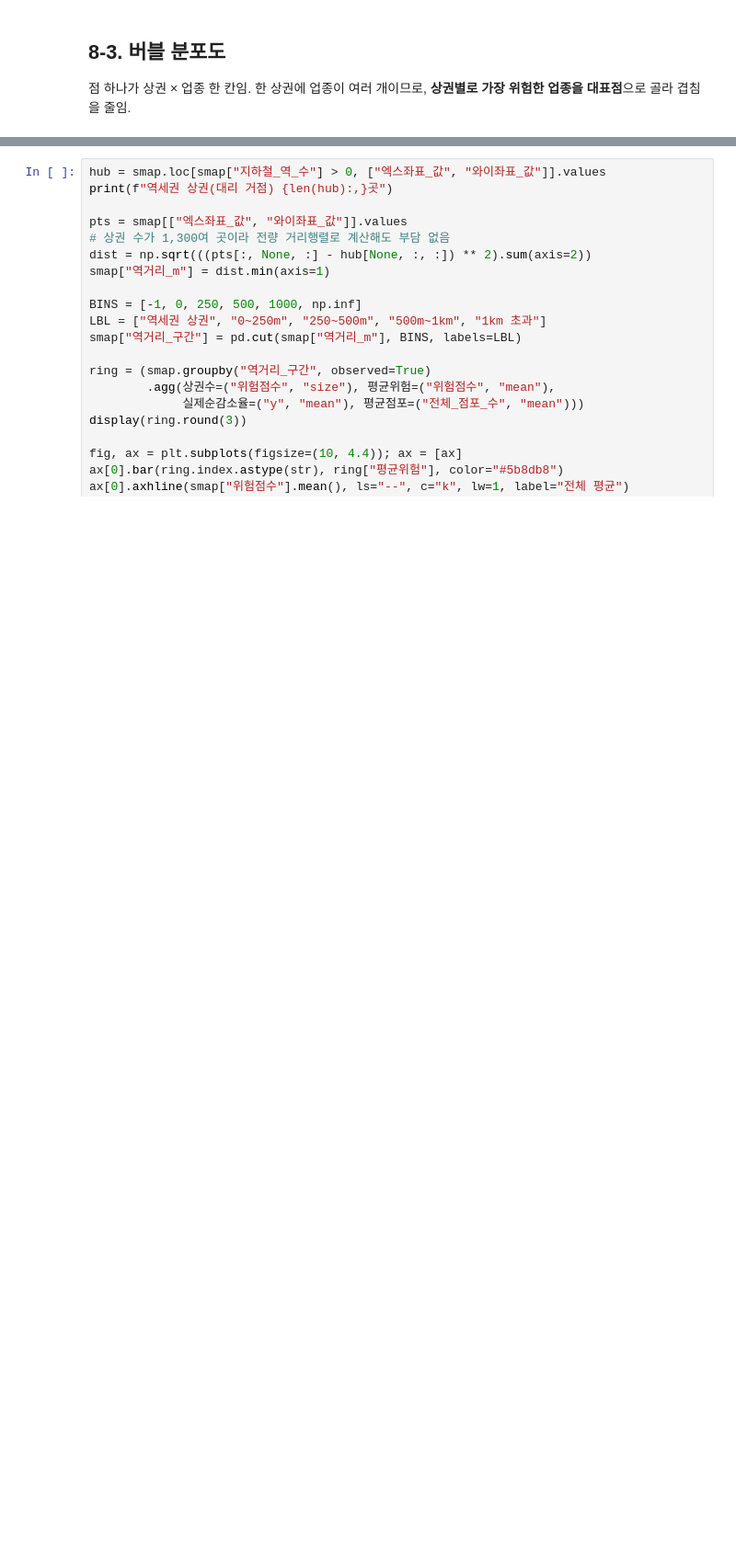
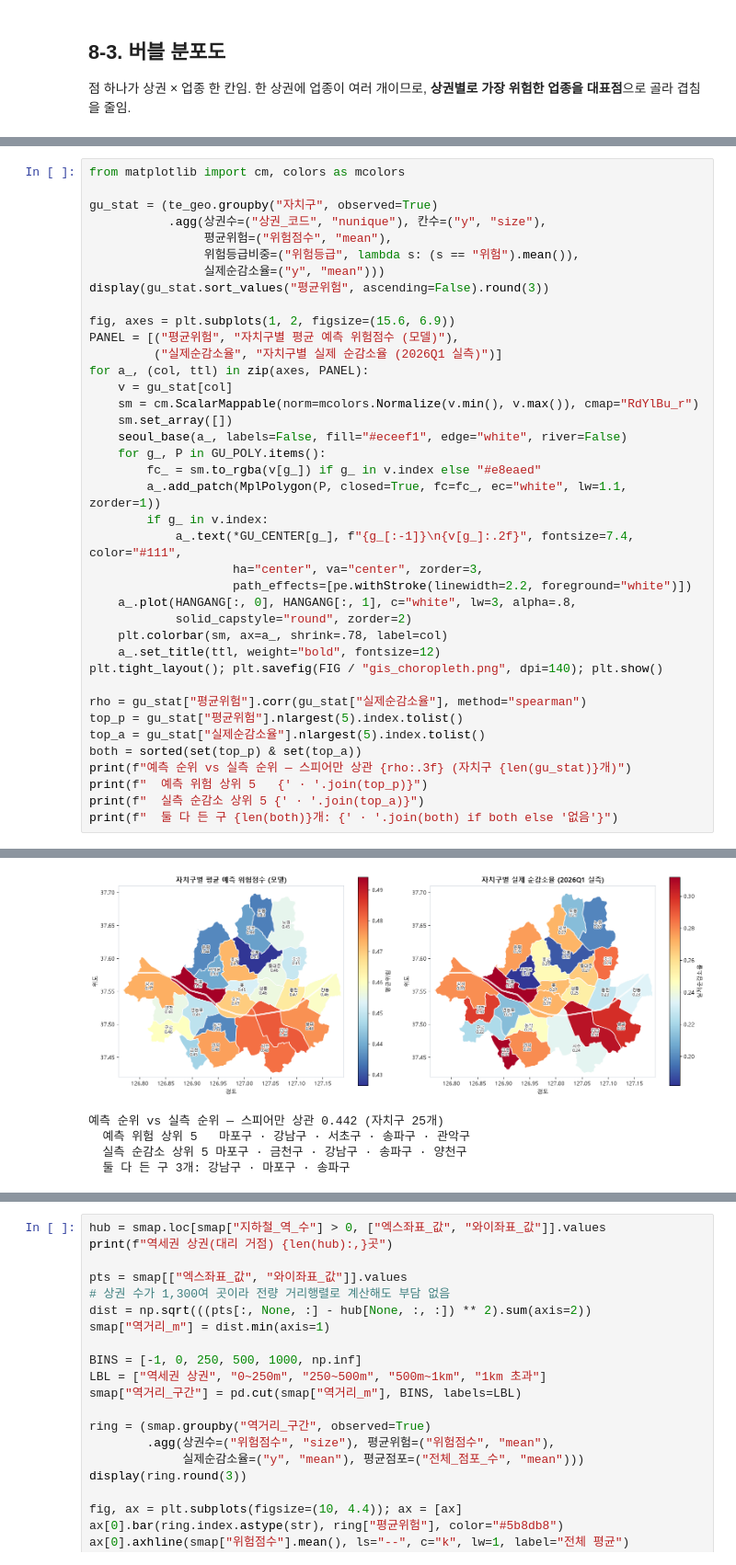
Before and after one commit to d97610-cloud/ai-data-bootcamp, a Jupyter notebook: MLProject/상권_폐업위험_모델링.ipynb, the cells around one changed output, grey strips where cells are left out. Shown at 92% size. Saved outputs shown, nothing was run; the diff lists cells and outputs as text; blank space fills up the shorter version.

```diff
--- a/MLProject/상권_폐업위험_모델링.ipynb
+++ b/MLProject/상권_폐업위험_모델링.ipynb
@@ -1729,0 +1777,40 @@ print(f"첫 지도에 위험점수 상위 {LBL_N}곳의 상권명을 표기함")
+# %%
+from matplotlib import cm, colors as mcolors
+
+gu_stat = (te_geo.groupby("자치구", observed=True)
+           .agg(상권수=("상권_코드", "nunique"), 칸수=("y", "size"),
+                평균위험=("위험점수", "mean"),
+                위험등급비중=("위험등급", lambda s: (s == "위험").mean()),
+                실제순감소율=("y", "mean")))
+display(gu_stat.sort_values("평균위험", ascending=False).round(3))
+
+fig, axes = plt.subplots(1, 2, figsize=(15.6, 6.9))
+PANEL = [("평균위험", "자치구별 평균 예측 위험점수 (모델)"),
+         ("실제순감소율", "자치구별 실제 순감소율 (2026Q1 실측)")]
+for a_, (col, ttl) in zip(axes, PANEL):
+    v = gu_stat[col]
+    sm = cm.ScalarMappable(norm=mcolors.Normalize(v.min(), v.max()), cmap="RdYlBu_r")
+    sm.set_array([])
+    seoul_base(a_, labels=False, fill="#eceef1", edge="white", river=False)
+    for g_, P in GU_POLY.items():
+        fc_ = sm.to_rgba(v[g_]) if g_ in v.index else "#e8eaed"
+        a_.add_patch(MplPolygon(P, closed=True, fc=fc_, ec="white", lw=1.1, zorder=1))
+        if g_ in v.index:
+            a_.text(*GU_CENTER[g_], f"{g_[:-1]}\n{v[g_]:.2f}", fontsize=7.4, color="#111",
+                    ha="center", va="center", zorder=3,
+                    path_effects=[pe.withStroke(linewidth=2.2, foreground="white")])
+    a_.plot(HANGANG[:, 0], HANGANG[:, 1], c="white", lw=3, alpha=.8,
+            solid_capstyle="round", zorder=2)
+    plt.colorbar(sm, ax=a_, shrink=.78, label=col)
+    a_.set_title(ttl, weight="bold", fontsize=12)
+plt.tight_layout(); plt.savefig(FIG / "gis_choropleth.png", dpi=140); plt.show()
+
+rho = gu_stat["평균위험"].corr(gu_stat["실제순감소율"], method="spearman")
+top_p = gu_stat["평균위험"].nlargest(5).index.tolist()
+top_a = gu_stat["실제순감소율"].nlargest(5).index.tolist()
+both = sorted(set(top_p) & set(top_a))
+print(f"예측 순위 vs 실측 순위 — 스피어만 상관 {rho:.3f} (자치구 {len(gu_stat)}개)")
+print(f"  예측 위험 상위 5   {' · '.join(top_p)}")
+print(f"  실측 순감소 상위 5 {' · '.join(top_a)}")
+print(f"  둘 다 든 구 {len(both)}개: {' · '.join(both) if both else '없음'}")
+# %% [output]
@@ -1730 +1835,6 @@ print(f"첫 지도에 위험점수 상위 {LBL_N}곳의 상권명을 표기함")
+[figure, added]
+예측 순위 vs 실측 순위 — 스피어만 상관 0.442 (자치구 25개)
+  예측 위험 상위 5   마포구 · 강남구 · 서초구 · 송파구 · 관악구
+  실측 순감소 상위 5 마포구 · 금천구 · 강남구 · 송파구 · 양천구
+  둘 다 든 구 3개: 강남구 · 마포구 · 송파구
 # %% [markdown]
```
Also changed, not shown: parts of 15 cells of this notebook.
